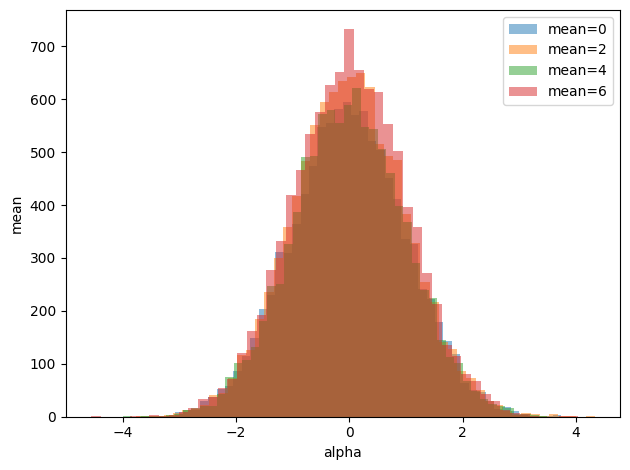
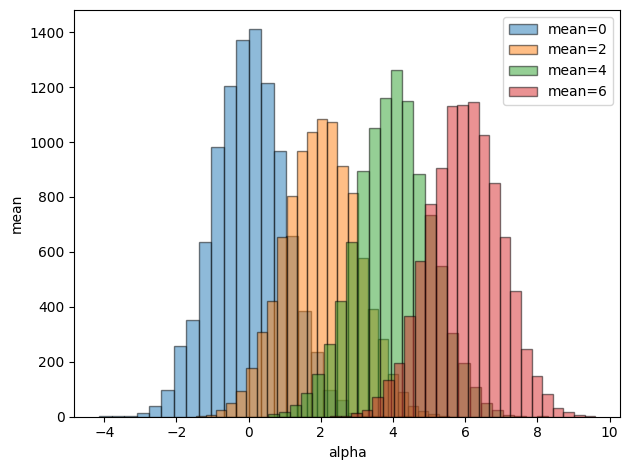
The change to this notebook cell's code, shown as a diff; its figure went from the first image to the second:
--- before
+++ after
@@ -1,5 +1,7 @@
+# n = int(10000**(1/2))
+
 for i in mean_list:
-  samples = np.random.normal(0,1,10000)
-  plt.hist(samples, bins=50, alpha=0.5, label=f'mean={i}')
+  samples = np.random.normal(i,1,10000)
+  plt.hist(samples, bins=25, alpha=0.5, label=f'mean={i}', edgecolor='black')
 
 plt.xlabel('alpha')

Commit: Created using Colab